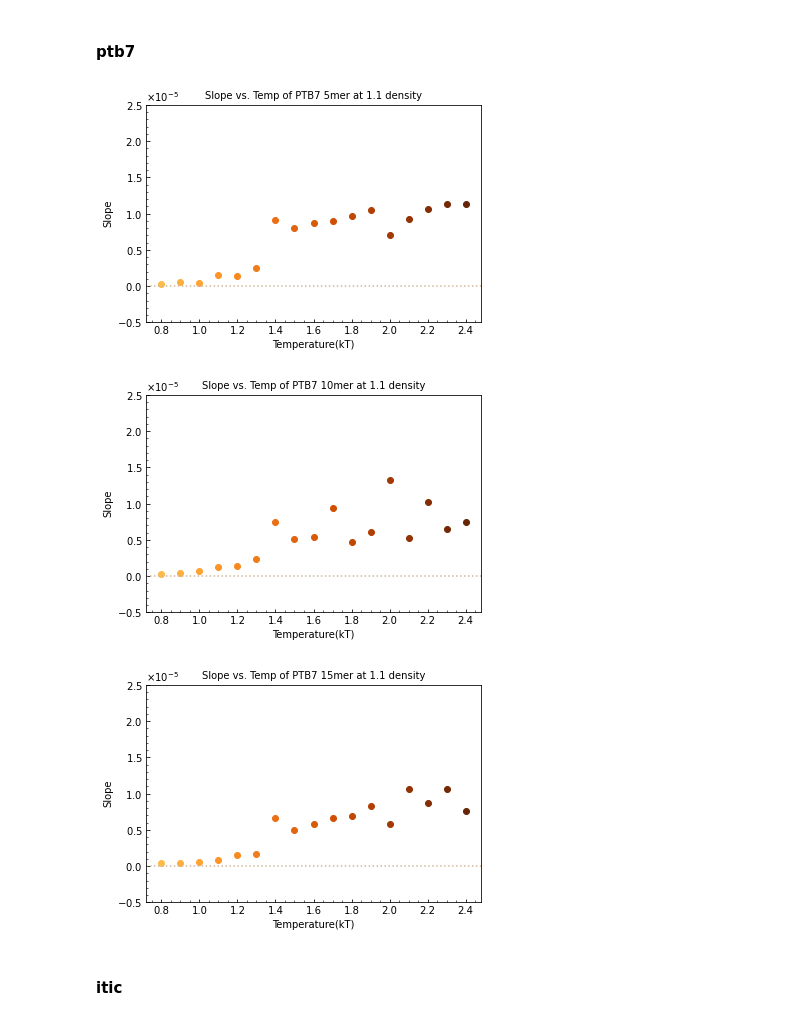
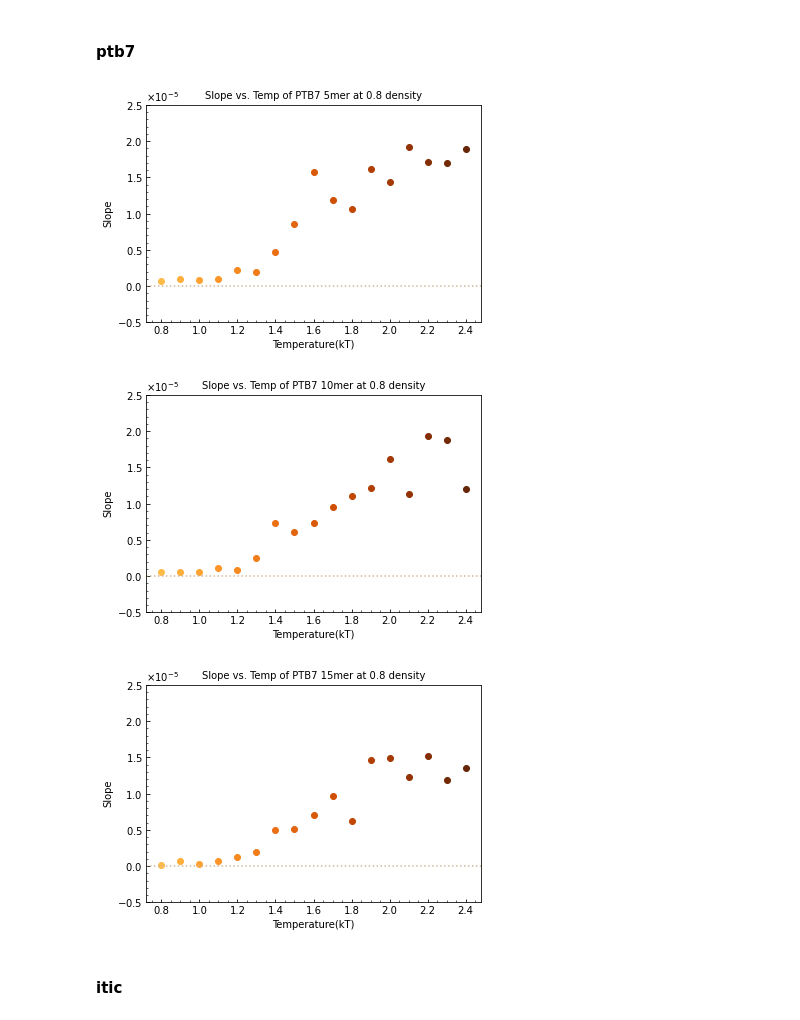
Before and after one commit to emilyepstein/ptb7-itic, a Jupyter notebook: ptb7-project/jup_notebooks/msds.ipynb, the cells around one changed output. Saved outputs shown, nothing was run; the diff lists cells and outputs as text; code cells hidden in the pictures.

```diff
--- a/ptb7-project/jup_notebooks/msds.ipynb
+++ b/ptb7-project/jup_notebooks/msds.ipynb
@@ -419,21 +427,21 @@ def slope_vs_temp(state_dict = {"size": "small",
 project = signac.get_project("/home/erjank_project/ptb7-project")
 # %%
 slope_vs_temp(state_dict = {"size": "small",
-                            "density": 1.1,
+                            "density": 0.8,
                             "process": "quench",
                             "molecule": "PTB7_5mer_smiles"})
 slope_vs_temp(state_dict = {"size": "small",
-                            "density": 1.1,
+                            "density": 0.8,
                             "process": "quench",
                             "molecule": "PTB7_10mer_smiles"})
 slope_vs_temp(state_dict = {"size": "small",
-                            "density": 1.1,
+                            "density": 0.8,
                             "process": "quench",
                             "molecule": "PTB7_15mer_smiles"})
 # %% [output]
-[figure, old version]
+[figure, new version]
-[figure, old version]
+[figure, new version]
-[figure, old version]
+[figure, new version]
 # %% [markdown]
 #### itic
 # %%
```
Also changed, not shown: parts of 8 cells of this notebook.
